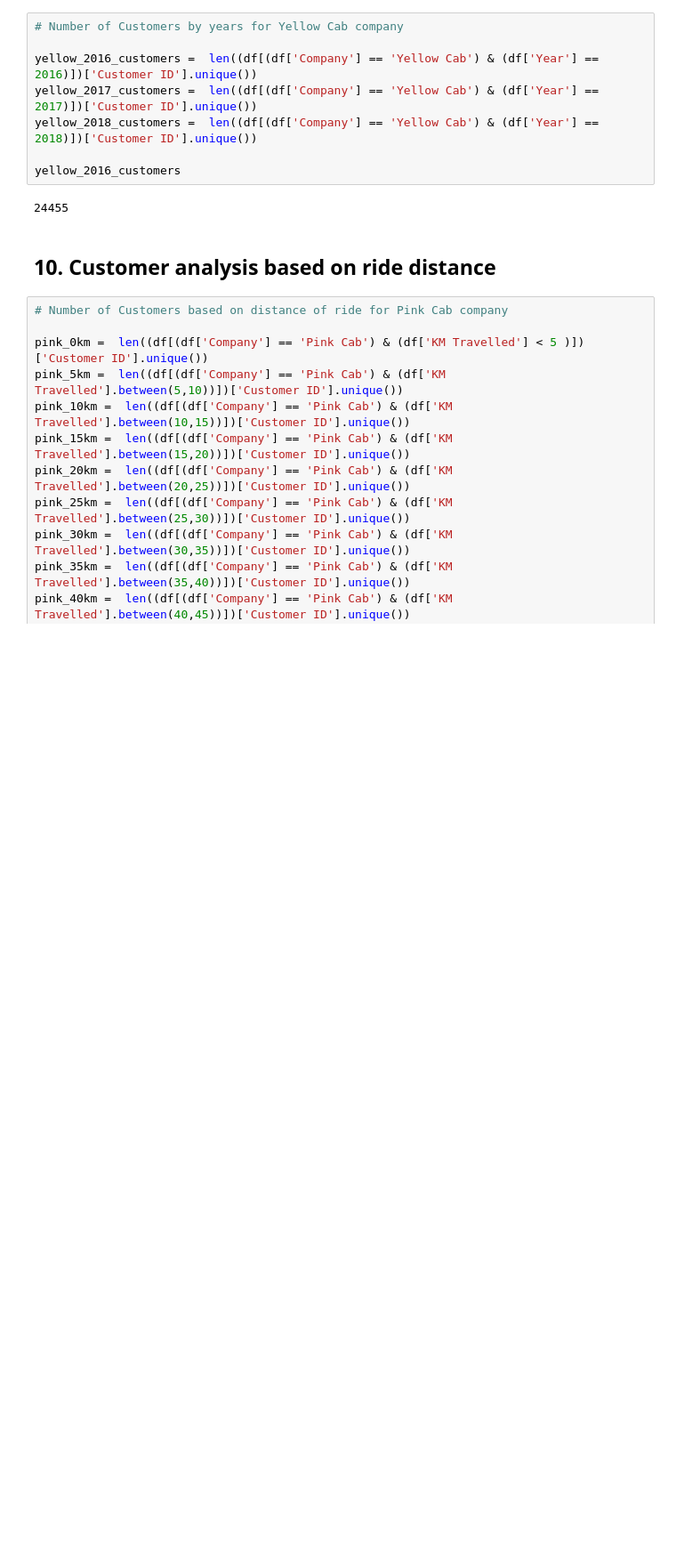
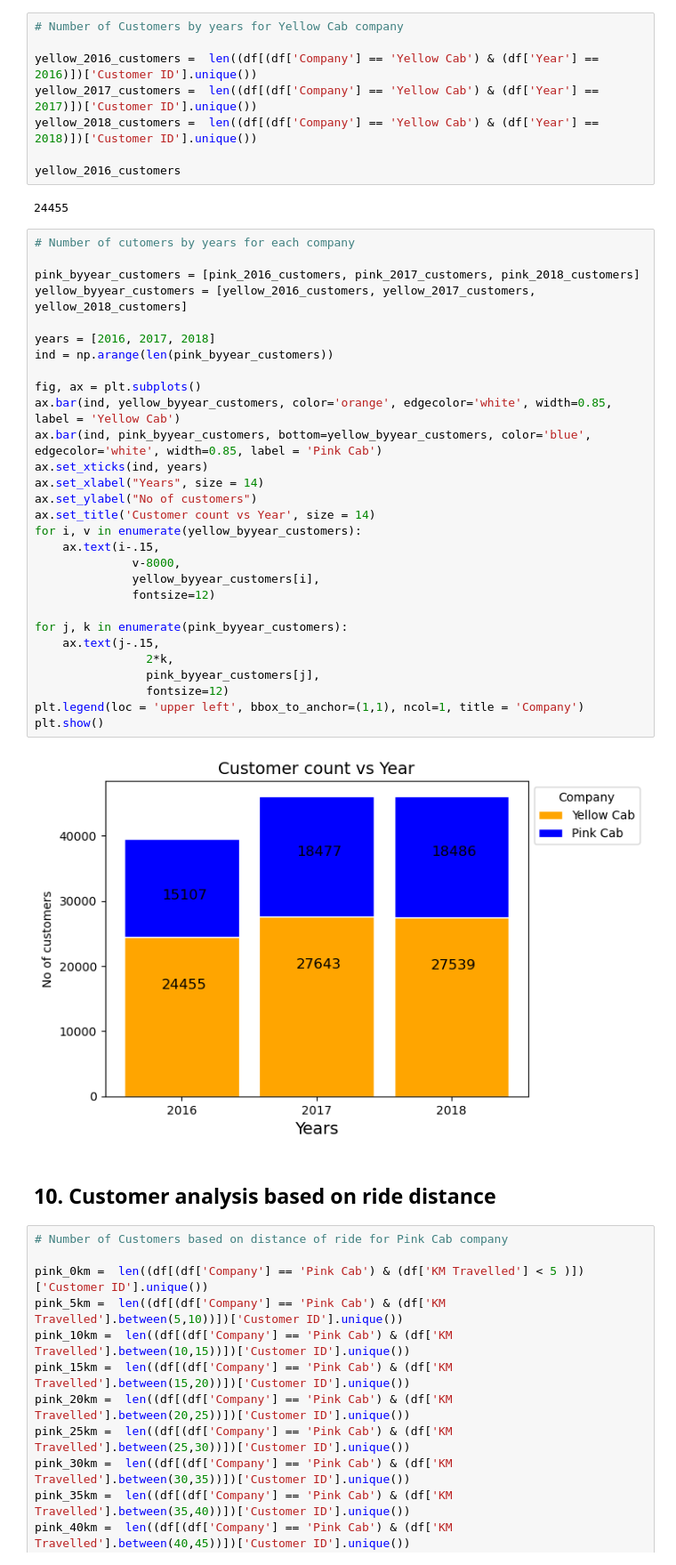
Before and after one commit to Islompulatov/Internship, a Jupyter notebook: week2/dataset/EDA.ipynb, the cells around one changed output. Shown at 89% size. Drawn from its saved outputs; the diff is of its cells as text; blank space fills up the shorter version.

```diff
--- a/week2/dataset/EDA.ipynb
+++ b/week2/dataset/EDA.ipynb
@@ -810,6 +881,37 @@ yellow_2018_customers =  len((df[(df['Company'] == 'Yellow Cab') & (df['Year'] =
 yellow_2016_customers
 # %% [output]
 24455
+# %%
+# Number of cutomers by years for each company
+
+pink_byyear_customers = [pink_2016_customers, pink_2017_customers, pink_2018_customers]
+yellow_byyear_customers = [yellow_2016_customers, yellow_2017_customers, yellow_2018_customers]
+
+years = [2016, 2017, 2018]
+ind = np.arange(len(pink_byyear_customers))
+
+fig, ax = plt.subplots()
+ax.bar(ind, yellow_byyear_customers, color='orange', edgecolor='white', width=0.85, label = 'Yellow Cab')
+ax.bar(ind, pink_byyear_customers, bottom=yellow_byyear_customers, color='blue', edgecolor='white', width=0.85, label = 'Pink Cab')
+ax.set_xticks(ind, years)
+ax.set_xlabel("Years", size = 14)
+ax.set_ylabel("No of customers")
+ax.set_title('Customer count vs Year', size = 14)
+for i, v in enumerate(yellow_byyear_customers):
+    ax.text(i-.15,
+              v-8000,
+              yellow_byyear_customers[i],
+              fontsize=12)
+
+for j, k in enumerate(pink_byyear_customers):
+    ax.text(j-.15,
+                2*k,
+                pink_byyear_customers[j],
+                fontsize=12)
+plt.legend(loc = 'upper left', bbox_to_anchor=(1,1), ncol=1, title = 'Company')
+plt.show()
+# %% [output]
+[figure, added]
 # %% [markdown]
 ## 10. Customer analysis based on ride distance
 # %%
```
Also changed, not shown: parts of 11 cells of this notebook.
